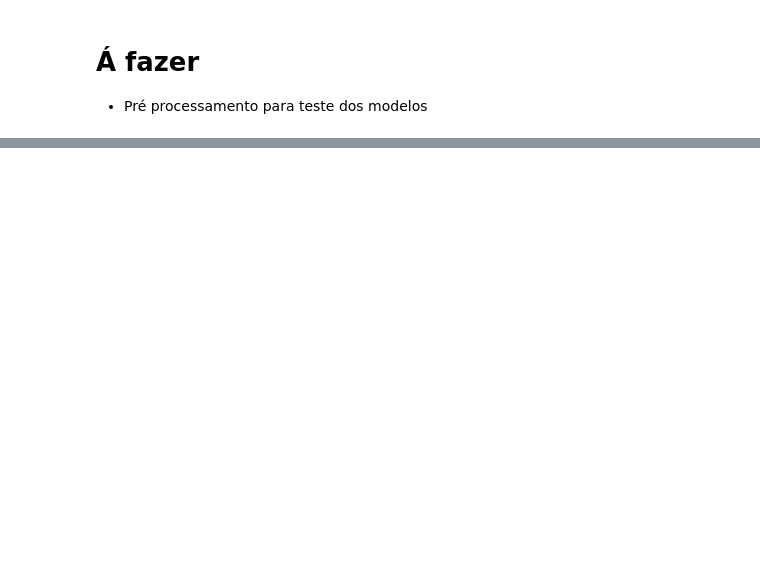
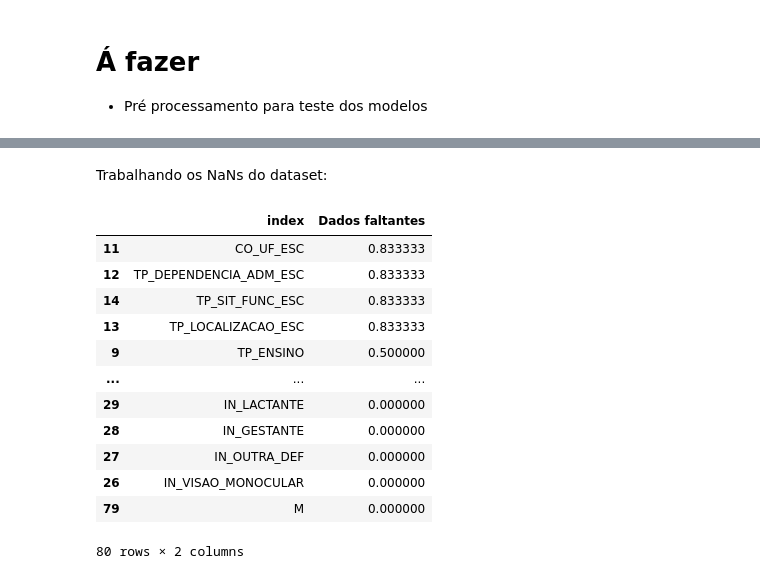
Before and after one commit to modestto/Kaggle-ML---ENEM, a Jupyter notebook: ML_ENEM.ipynb, the cells around one changed output, grey strips where cells are left out. Drawn from its saved outputs; the diff is of its cells as text; code cells hidden in the pictures; blank space fills up the shorter version.

```diff
--- a/ML_ENEM.ipynb
+++ b/ML_ENEM.ipynb
@@ -45,4 +3,0 @@ test.head()
-# %%
-pd.set_option('display.max_rows', train.shape[0]+1)
-print(train.shape[0])
-train.isnull().sum(axis = 0).sort_values()/train.shape[0]
@@ -177,0 +27,3 @@ matriz_correlacao.style.background_gradient(cmap='coolwarm')
+# %%
+test=test.loc[0:1000,:]
+train=train.loc[0:1000,:]
@@ -177,0 +56,3 @@ matriz_correlacao.style.background_gradient(cmap='coolwarm')
+# %%
+train_clean = train.drop(columns=['NU_INSCRICAO', 'CO_MUNICIPIO_RESIDENCIA', 'NO_MUNICIPIO_RESIDENCIA', 'SG_UF_RESIDENCIA','CO_MUNICIPIO_NASCIMENTO','CO_ESCOLA', 'CO_MUNICIPIO_ESC', 'NO_MUNICIPIO_NASCIMENTO', 'SG_UF_NASCIMENTO', 'NO_MUNICIPIO_ESC', 'SG_UF_ESC', 'NO_MUNICIPIO_PROVA', 'SG_UF_PROVA', 'Q001', 'Q002', 'Q003', 'Q004', 'Q005', 'Q006', 'Q007', 'Q008', 'Q009', 'Q010', 'Q011', 'Q012', 'Q013', 'Q014', 'Q015', 'Q016', 'Q017', 'Q018', 'Q019',
+                   'Q020', 'Q021', 'Q022', 'Q023', 'Q024', 'Q025'])
@@ -177,0 +112,3 @@ matriz_correlacao.style.background_gradient(cmap='coolwarm')
+# %%
+train_clean = pd.concat([train_clean, pd.get_dummies(train_clean['TP_SEXO'], drop_first=True)], axis=1)
+train_clean = train_clean.drop(columns=['TP_SEXO'])
@@ -177,0 +128,18 @@ matriz_correlacao.style.background_gradient(cmap='coolwarm')
+# %% [markdown]
+Trabalhando os NaNs do dataset:
+# %%
+train_clean.isna().mean().reset_index(name="Dados faltantes").sort_values(by="Dados faltantes", ascending=False)
+# %% [output]
+|  | index | Dados faltantes |
+| 11 | CO_UF_ESC | 0.833333 |
+| 12 | TP_DEPENDENCIA_ADM_ESC | 0.833333 |
+| 14 | TP_SIT_FUNC_ESC | 0.833333 |
+| 13 | TP_LOCALIZACAO_ESC | 0.833333 |
+| 9 | TP_ENSINO | 0.500000 |
+| ... | ... | ... |
+| 29 | IN_LACTANTE | 0.000000 |
+| 28 | IN_GESTANTE | 0.000000 |
+| 27 | IN_OUTRA_DEF | 0.000000 |
+| 26 | IN_VISAO_MONOCULAR | 0.000000 |
+| 79 | M | 0.000000 |
+80 rows × 2 columns
```
Also changed, not shown: parts of 52 cells of this notebook.
